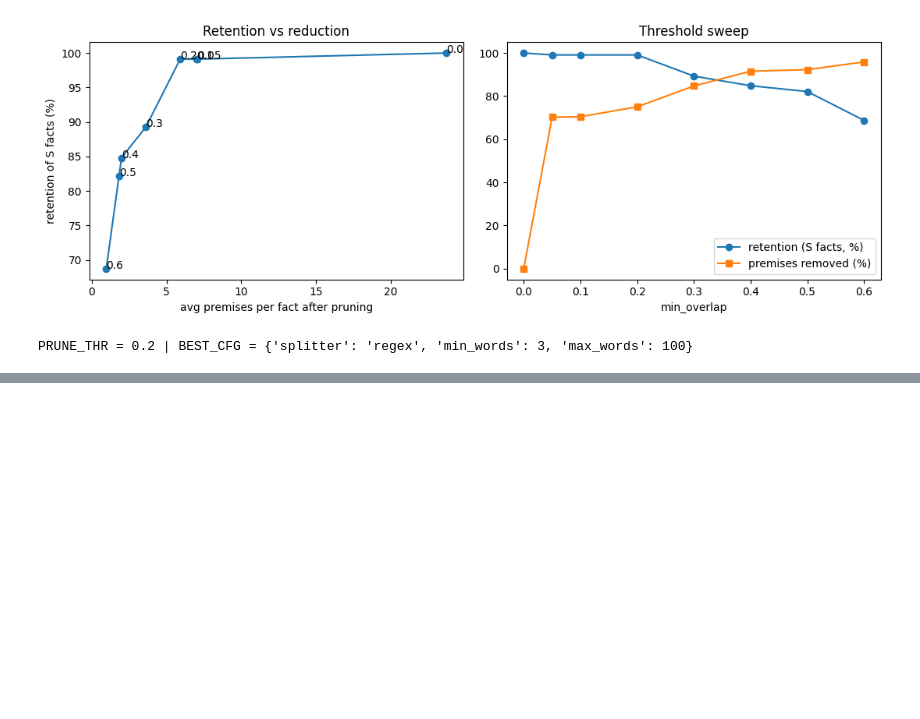
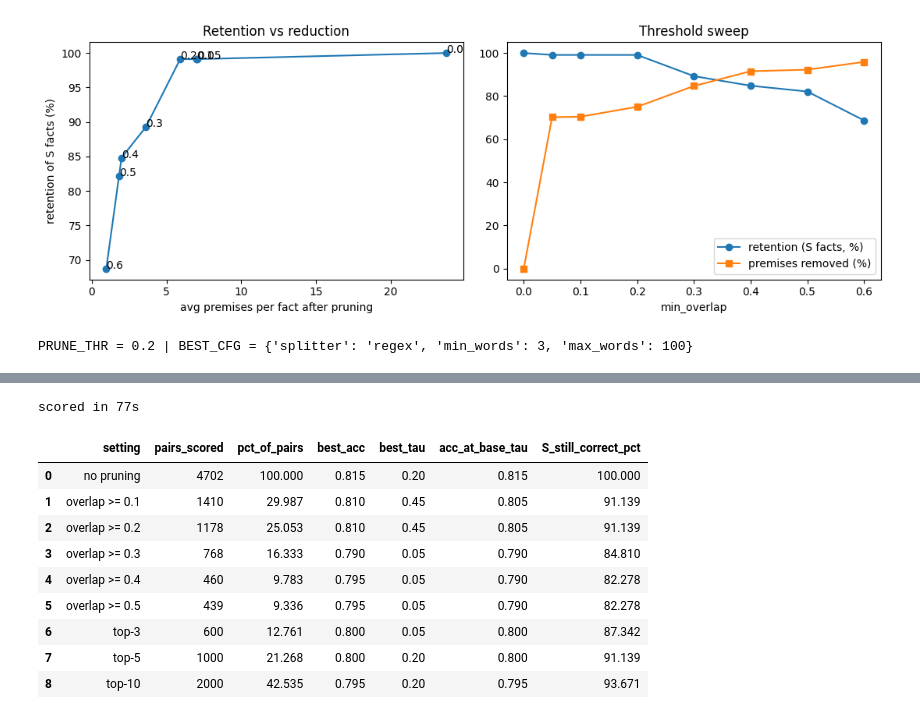
Before and after one commit to Savithmee/Deep-Learning-CW-, a Jupyter notebook: EntailmentPreprocessing.ipynb, the cells around one changed output, grey strips where cells are left out. Cells and saved outputs as stored; diff of their text form; code cells hidden in the pictures; blank space fills up the shorter version.

```diff
--- a/EntailmentPreprocessing.ipynb
+++ b/EntailmentPreprocessing.ipynb
@@ -425,0 +512,51 @@ display(E6a)
+# %%
+def cache_scores(exs, cfg, batch_size=16, max_length=256):
+    out = []
+    for e in exs:
+        items = make_premises(e.fact, e.passages, dict(cfg, prune_thr=None))
+        ent, con = score_pairs([x['text'] for x in items], e.fact, batch_size, max_length)
+        out.append(dict(overlap=np.array([x['overlap'] for x in items]), ent=np.array(ent), con=np.array(con)))
+    return out
+
+def max_ent(cache, thr=0.0, topk=None, min_keep=1):
+    m = []
+    for c in cache:
+        if len(c['ent']) == 0: m.append(0.0); continue
+        keep = select(list(c['overlap']), thr, min_keep, topk)
+        m.append(c['ent'][keep].max())
+    return np.array(m)
+
+TAUS = np.round(np.arange(0.05, 1.0, 0.05), 2)
+def best_acc(cache, exs, **kw):
+    y = np.array([gold(e) for e in exs]); me = max_ent(cache, **kw)
+    accs = [((me >= t) == y).mean() for t in TAUS]
+    k = int(np.argmax(accs)); return accs[k], TAUS[k], accs
+
+t0 = time.time(); CACHE = cache_scores(SUBSET, BEST_CFG); print('scored in %.0fs' % (time.time() - t0))
+y = np.array([gold(e) for e in SUBSET])
+base_acc, base_tau, _ = best_acc(CACHE, SUBSET)
+base_pred = max_ent(CACHE) >= base_tau
+tot_pairs = sum(len(c['ent']) for c in CACHE)
+
+rows = []
+for name, kw in [('no pruning', {})] + [(f'overlap >= {t}', dict(thr=t)) for t in [0.1, 0.2, 0.3, 0.4, 0.5]] \
+                                     + [(f'top-{k}', dict(topk=k)) for k in [3, 5, 10]]:
+    acc, tau, accs = best_acc(CACHE, SUBSET, **kw)
+    pred = max_ent(CACHE, **kw) >= base_tau
+    pairs = sum(len(select(list(c['overlap']), kw.get('thr', 0.0), 1, kw.get('topk'))) for c in CACHE if len(c['ent']))
+    rows.append(dict(setting=name, pairs_scored=pairs, pct_of_pairs=100 * pairs / tot_pairs,
+                     best_acc=acc, best_tau=tau, acc_at_base_tau=((pred == y).mean()),
+                     S_still_correct_pct=100 * (pred[(base_pred == y) & (y == 1)] == 1).mean()))
+E5 = pd.DataFrame(rows).round(3); display(E5)
+# %% [output]
+scored in 77s
+|  | setting | pairs_scored | pct_of_pairs | best_acc | best_tau | acc_at_base_tau | S_still_correct_pct |
+| 0 | no pruning | 4702 | 100.000 | 0.815 | 0.20 | 0.815 | 100.000 |
+| 1 | overlap >= 0.1 | 1410 | 29.987 | 0.810 | 0.45 | 0.805 | 91.139 |
+| 2 | overlap >= 0.2 | 1178 | 25.053 | 0.810 | 0.45 | 0.805 | 91.139 |
+| 3 | overlap >= 0.3 | 768 | 16.333 | 0.790 | 0.05 | 0.790 | 84.810 |
+| 4 | overlap >= 0.4 | 460 | 9.783 | 0.795 | 0.05 | 0.790 | 82.278 |
+| 5 | overlap >= 0.5 | 439 | 9.336 | 0.795 | 0.05 | 0.790 | 82.278 |
+| 6 | top-3 | 600 | 12.761 | 0.800 | 0.05 | 0.800 | 87.342 |
+| 7 | top-5 | 1000 | 21.268 | 0.800 | 0.20 | 0.800 | 91.139 |
+| 8 | top-10 | 2000 | 42.535 | 0.795 | 0.20 | 0.795 | 93.671 |
```
Also changed, not shown: parts of 7 cells of this notebook.
